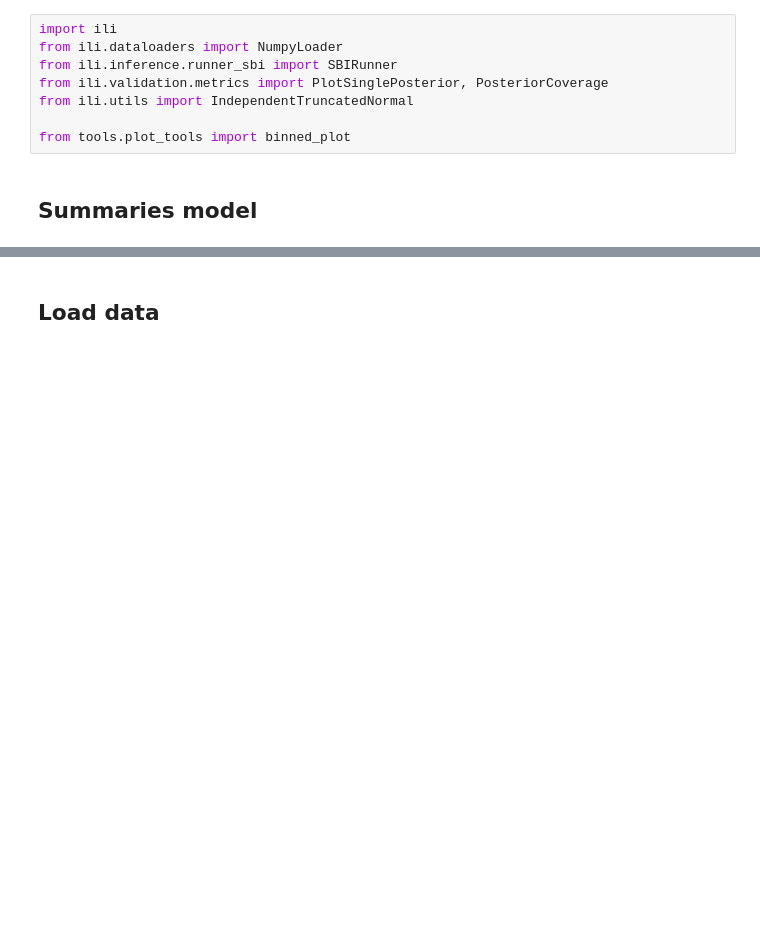
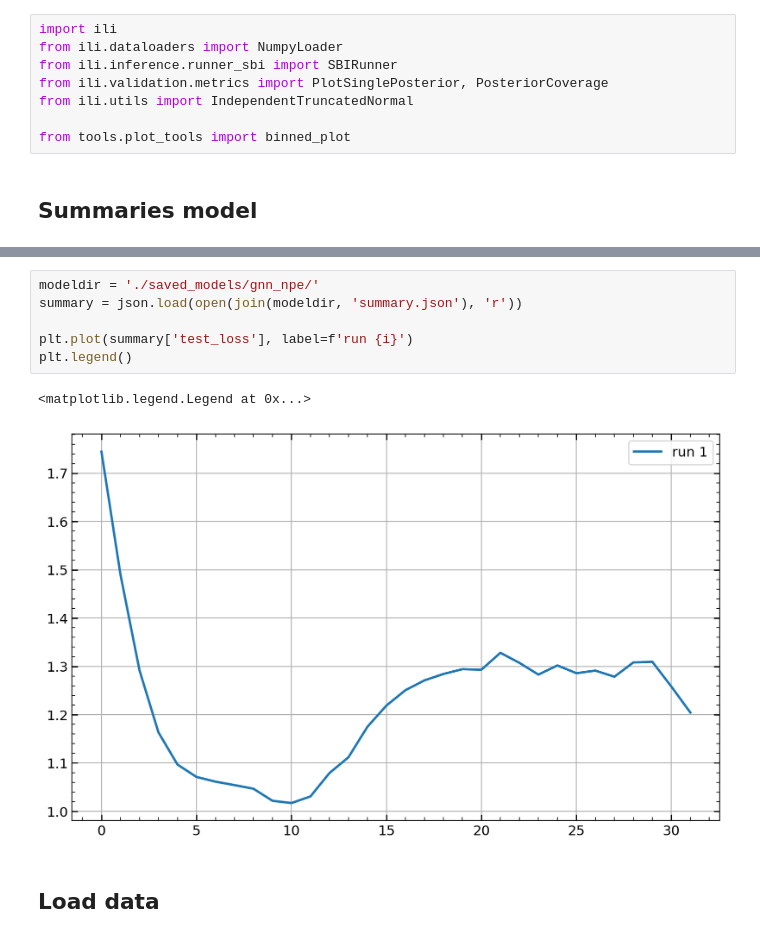
Before and after one commit to maho3/cl-ml-euclid, a Jupyter notebook: test_all.ipynb, the cells around one changed output, grey strips where cells are left out. Saved outputs shown, nothing was run; the diff lists cells and outputs as text; blank space fills up the shorter version.

```diff
--- a/test_all.ipynb
+++ b/test_all.ipynb
@@ -70,3 +69,12 @@ FileNotFoundError: [Errno 2] No such file or directory: './saved_models/gals_nle
+# %%
+modeldir = './saved_models/gnn_npe/'
+summary = json.load(open(join(modeldir, 'summary.json'), 'r'))
+
+plt.plot(summary['test_loss'], label=f'run {i}')
+plt.legend()
+# %% [output]
+<matplotlib.legend.Legend at 0x...>
+[figure, added]
 # %% [markdown]
 ## Load data
 # %%
```
Also changed, not shown: parts of 3 cells of this notebook, 7 other files.
